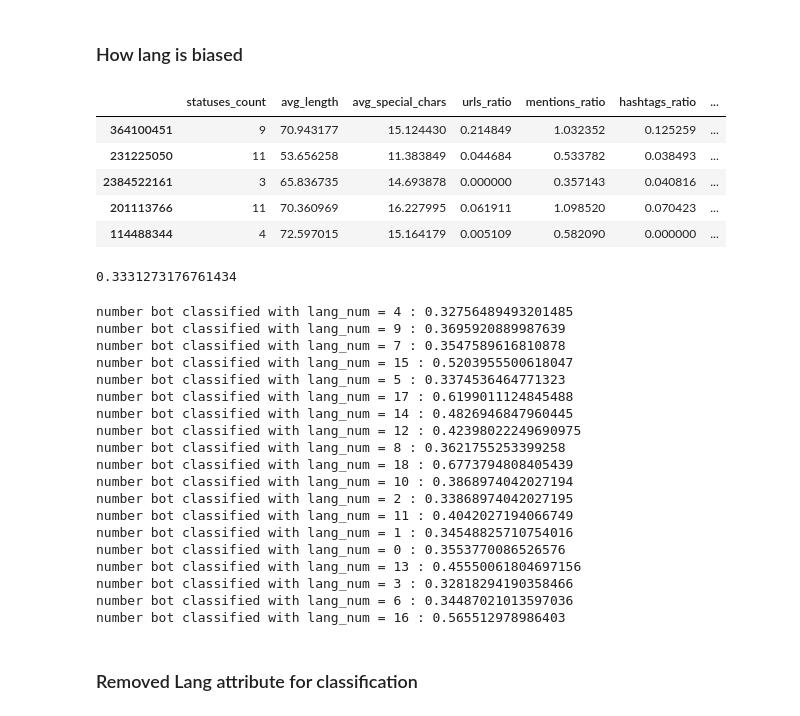
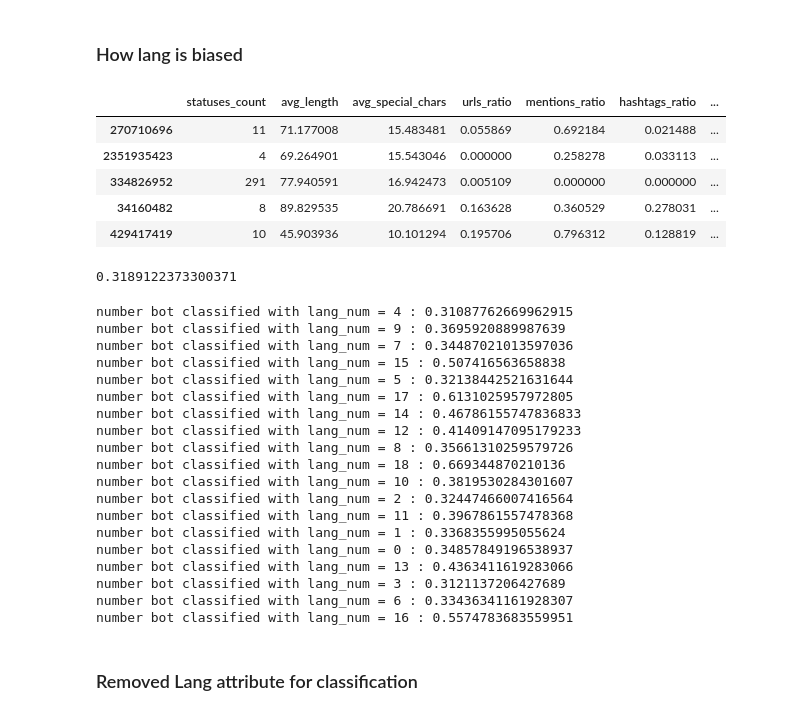
Before and after one commit to Andrew-Wyn/Data_Mining_22_23, a Jupyter notebook: bayes_classification.ipynb, the cells around one changed output. Saved outputs shown, nothing was run; the diff lists cells and outputs as text; code cells hidden in the pictures.

```diff
--- a/bayes_classification.ipynb
+++ b/bayes_classification.ipynb
@@ -148,12 +156,12 @@ plt.scatter(test_set_reduced[:, 0], test_set_reduced[:, 1], c=test_pred_gnb, s=2
 # take a non bot user
 non_bot_users = test_set[test_label==0]
 total_bot = (test_label==0).sum()
-# %%
-non_bot_users.head()
-# %% [output]
-|  | statuses_count | avg_length | avg_special_chars | urls_ratio | mentions_ratio | hashtags_ratio | ... |
-| 364100451 | 9 | 70.943177 | 15.124430 | 0.214849 | 1.032352 | 0.125259 | ... |
-| 231225050 | 11 | 53.656258 | 11.383849 | 0.044684 | 0.533782 | 0.038493 | ... |
-| 2384522161 | 3 | 65.836735 | 14.693878 | 0.000000 | 0.357143 | 0.040816 | ... |
-| 201113766 | 11 | 70.360969 | 16.227995 | 0.061911 | 1.098520 | 0.070423 | ... |
-| 114488344 | 4 | 72.597015 | 15.164179 | 0.005109 | 0.582090 | 0.000000 | ... |
+# %%
+test_set.head()
+# %% [output]
+|  | statuses_count | avg_length | avg_special_chars | urls_ratio | mentions_ratio | hashtags_ratio | ... |
+| 270710696 | 11 | 71.177008 | 15.483481 | 0.055869 | 0.692184 | 0.021488 | ... |
+| 2351935423 | 4 | 69.264901 | 15.543046 | 0.000000 | 0.258278 | 0.033113 | ... |
+| 334826952 | 291 | 77.940591 | 16.942473 | 0.005109 | 0.000000 | 0.000000 | ... |
+| 34160482 | 8 | 89.829535 | 20.786691 | 0.163628 | 0.360529 | 0.278031 | ... |
+| 429417419 | 10 | 45.903936 | 10.101294 | 0.195706 | 0.796312 | 0.128819 | ... |
@@ -160,34 +170,35 @@ non_bot_users.head()
 # %%
-gnb.predict(non_bot_users).sum()/total_bot
+gnb.predict(non_bot_users_X).sum()/total_bot
 # %% [output]
-0.3331273176761434
+0.3189122373300371
 # %%
 for lang in data.lang_num.unique():
     # substitute lang_num with 9 (italian), all the italian are bots
     modified_non_bot_users = non_bot_users.copy()
     modified_non_bot_users["lang_num"] = lang
     modified_non_bot_users.head()
-    print(f"number bot classified with lang_num = {lang} : {gnb.predict(modified_non_bot_users).sum()/total_bot}")
+    modified_non_bot_users_X = scaler.transform(modified_non_bot_users.values)
+    print(f"number bot classified with lang_num = {lang} : {gnb.predict(modified_non_bot_users_X).sum()/total_bot}")
 # %% [output]
-number bot classified with lang_num = 4 : 0.32756489493201485
+number bot classified with lang_num = 4 : 0.31087762669962915
 number bot classified with lang_num = 9 : 0.3695920889987639
-number bot classified with lang_num = 7 : 0.3547589616810878
-number bot classified with lang_num = 15 : 0.5203955500618047
-number bot classified with lang_num = 5 : 0.3374536464771323
-number bot classified with lang_num = 17 : 0.6199011124845488
-number bot classified with lang_num = 14 : 0.4826946847960445
-number bot classified with lang_num = 12 : 0.42398022249690975
-number bot classified with lang_num = 8 : 0.3621755253399258
-number bot classified with lang_num = 18 : 0.6773794808405439
-number bot classified with lang_num = 10 : 0.3868974042027194
-number bot classified with lang_num = 2 : 0.33868974042027195
-number bot classified with lang_num = 11 : 0.4042027194066749
-number bot classified with lang_num = 1 : 0.34548825710754016
-number bot classified with lang_num = 0 : 0.3553770086526576
-number bot classified with lang_num = 13 : 0.45550061804697156
-number bot classified with lang_num = 3 : 0.32818294190358466
-number bot classified with lang_num = 6 : 0.34487021013597036
-number bot classified with lang_num = 16 : 0.565512978986403
+number bot classified with lang_num = 7 : 0.34487021013597036
+number bot classified with lang_num = 15 : 0.507416563658838
+number bot classified with lang_num = 5 : 0.32138442521631644
+number bot classified with lang_num = 17 : 0.6131025957972805
+number bot classified with lang_num = 14 : 0.46786155747836833
+number bot classified with lang_num = 12 : 0.41409147095179233
+number bot classified with lang_num = 8 : 0.35661310259579726
+number bot classified with lang_num = 18 : 0.669344870210136
+number bot classified with lang_num = 10 : 0.3819530284301607
+number bot classified with lang_num = 2 : 0.32447466007416564
+number bot classified with lang_num = 11 : 0.3967861557478368
+number bot classified with lang_num = 1 : 0.3368355995055624
+number bot classified with lang_num = 0 : 0.34857849196538937
+number bot classified with lang_num = 13 : 0.4363411619283066
+number bot classified with lang_num = 3 : 0.3121137206427689
+number bot classified with lang_num = 6 : 0.33436341161928307
+number bot classified with lang_num = 16 : 0.5574783683559951
 # %% [markdown]
 ### Removed Lang attribute for classification
 # %%
```
Also changed, not shown: parts of 22 cells of this notebook.
